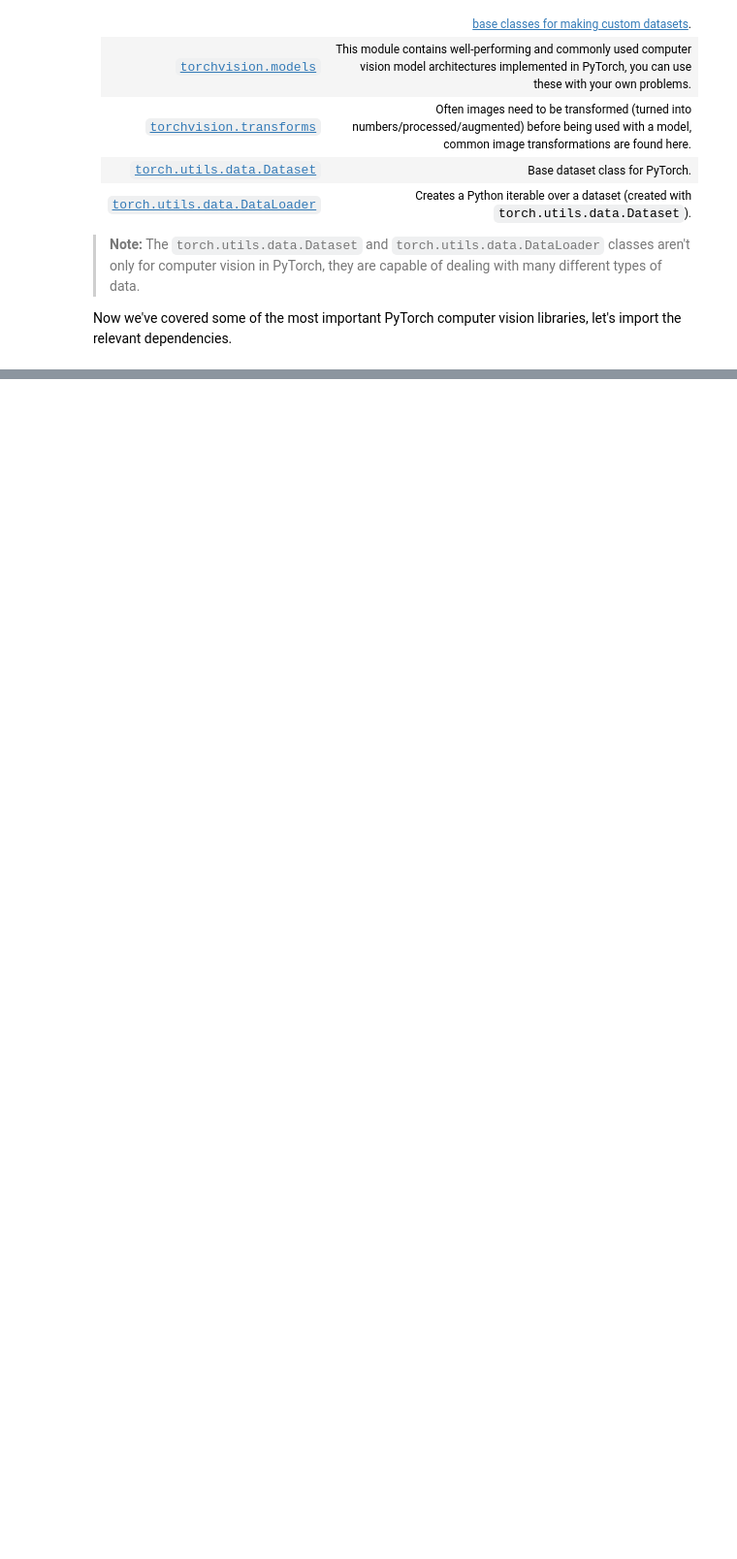
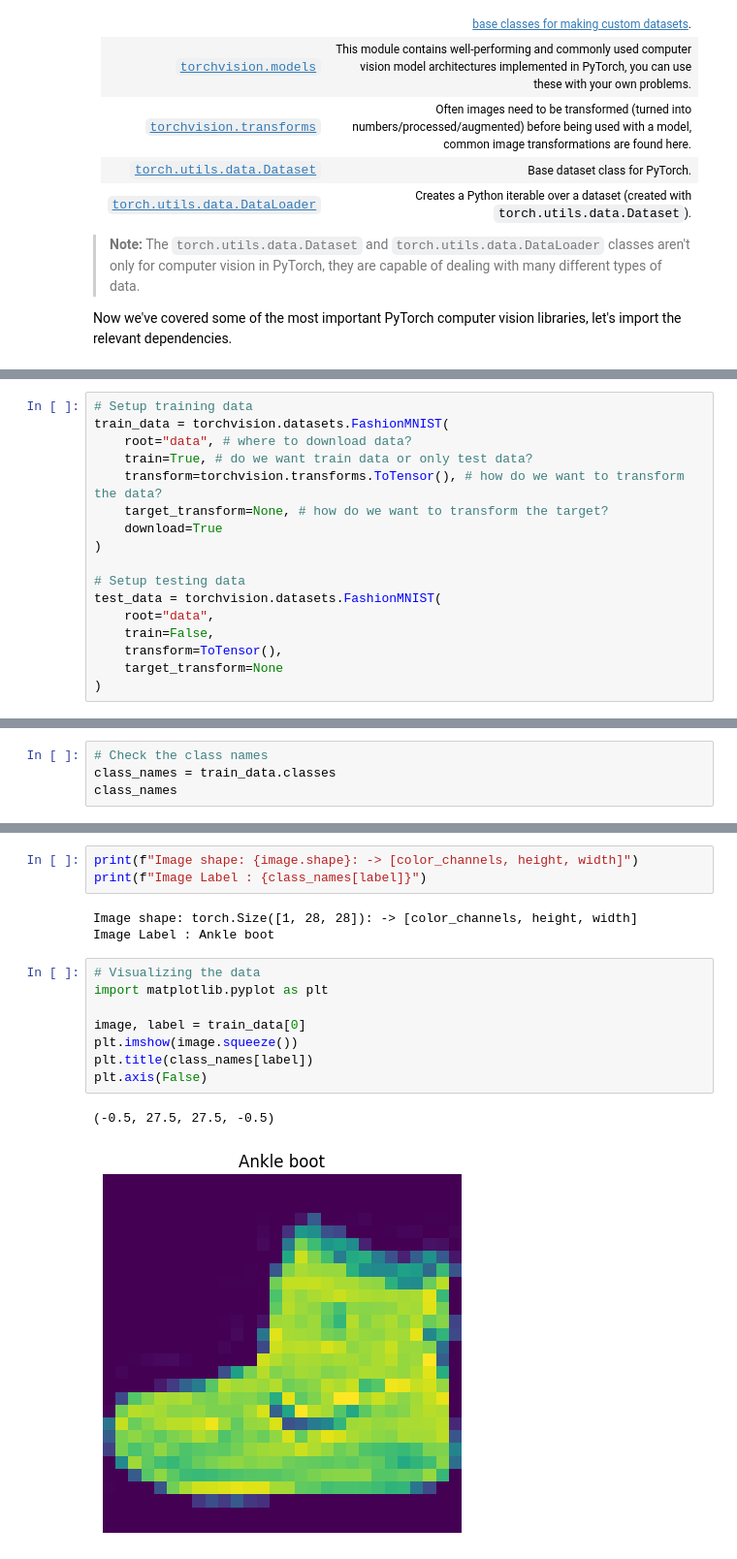
Before and after one commit to dipesh1dp/PyTorch-Refresher, a Jupyter notebook: 03-Computer_Vision_PyTorch.ipynb, the cells around one changed output, grey strips where cells are left out. Shown at 97% size. Drawn from its saved outputs; the diff is of its cells as text; blank space fills up the shorter version.

```diff
--- a/03-Computer_Vision_PyTorch.ipynb
+++ b/03-Computer_Vision_PyTorch.ipynb
@@ -21,0 +34,17 @@ Now we've covered some of the most important PyTorch computer vision libraries,
+# %%
+# Setup training data
+train_data = torchvision.datasets.FashionMNIST(
+    root="data", # where to download data?
+    train=True, # do we want train data or only test data?
+    transform=torchvision.transforms.ToTensor(), # how do we want to transform the data?
+    target_transform=None, # how do we want to transform the target?
+    download=True
+)
+
+# Setup testing data
+test_data = torchvision.datasets.FashionMNIST(
+    root="data",
+    train=False,
+    transform=ToTensor(),
+    target_transform=None
+)
@@ -21,0 +78,4 @@ Now we've covered some of the most important PyTorch computer vision libraries,
+# %%
+# Check the class names
+class_names = train_data.classes
+class_names
@@ -21,0 +112,17 @@ Now we've covered some of the most important PyTorch computer vision libraries,
+# %%
+print(f"Image shape: {image.shape}: -> [color_channels, height, width]")
+print(f"Image Label : {class_names[label]}")
+# %% [output]
+Image shape: torch.Size([1, 28, 28]): -> [color_channels, height, width]
+Image Label : Ankle boot
+# %%
+# Visualizing the data
+import matplotlib.pyplot as plt
+
+image, label = train_data[0]
+plt.imshow(image.squeeze())
+plt.title(class_names[label])
+plt.axis(False)
+# %% [output]
+(-0.5, 27.5, 27.5, -0.5)
+[figure, added]
```
Also changed, not shown: parts of 40 cells of this notebook, 10 other files.
